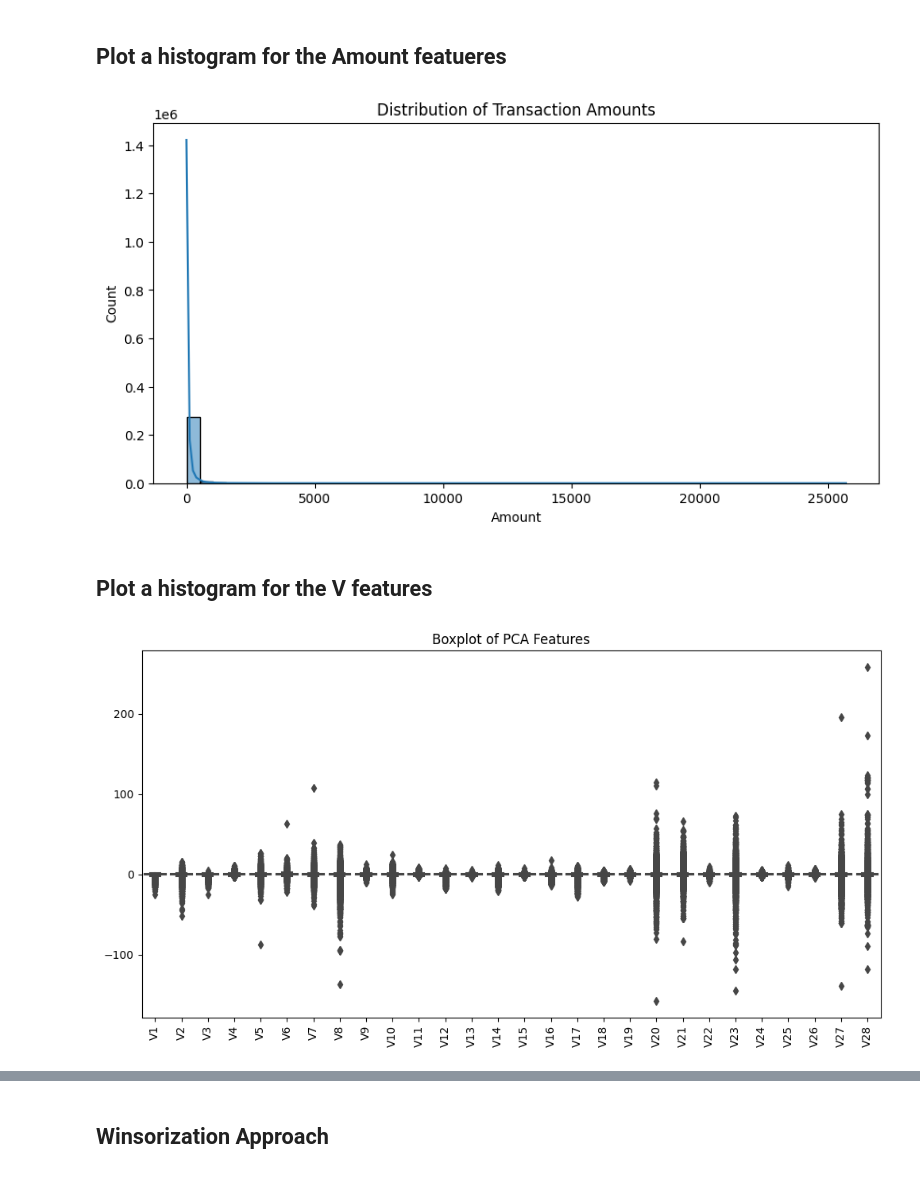
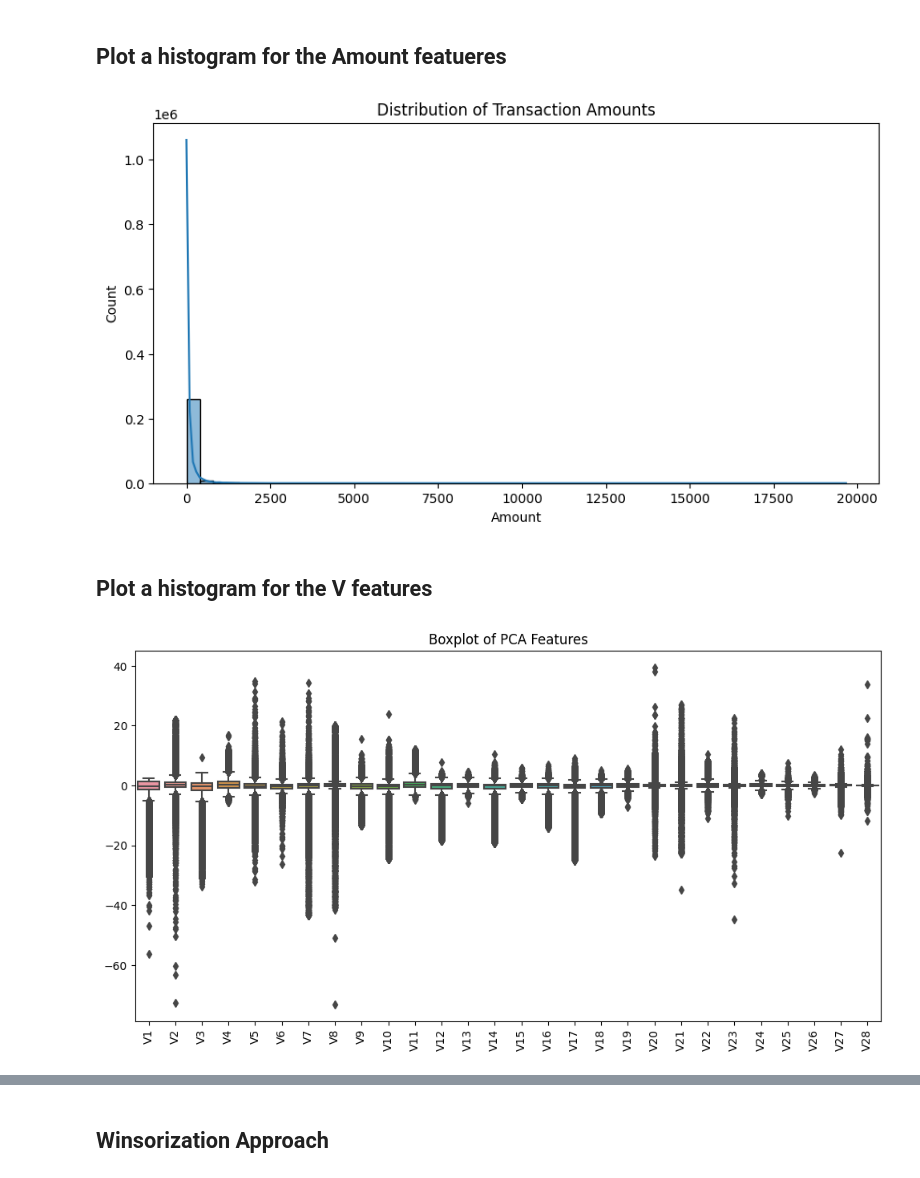
Before and after one commit to MohsseniMahdi/anomguard, a Jupyter notebook: notebooks/Mahdi_V2.ipynb, the cells around one changed output, grey strips where cells are left out. Drawn from its saved outputs; the diff is of its cells as text; code cells hidden in the pictures.

```diff
--- a/notebooks/Mahdi_V2.ipynb
+++ b/notebooks/Mahdi_V2.ipynb
@@ -206,0 +225,9 @@ df.head()
+# %%
+X = df.drop("Class", axis=1)
+y = df["Class"]
+# %%
+X_train, X_test, y_train, y_test = train_test_split(X, y, test_size=0.2, random_state=42, stratify=y)
+# %%
+smote = SMOTE(sampling_strategy=0.2, random_state=42)
+X_train_smote, y_train_smote = smote.fit_resample(X_train, y_train)
+print("\nClass distribution after SMOTE:\n", pd.Series(y_train_smote).value_counts())
@@ -244,21 +320,21 @@ plt.show()
 ## Plot a histogram for the Amount featueres
 # %%
 plt.figure(figsize=(10, 5))
-sns.histplot(df["Amount"], bins=50, kde=True)
+sns.histplot(X_train_smote["Amount"], bins=50, kde=True)
 plt.title("Distribution of Transaction Amounts")
 plt.show()
 # %% [output]
-[figure, old version]
+[figure, new version]
 # %% [markdown]
 ## Plot a histogram for the V features
 # %%
 plt.figure(figsize=(12, 6))
-sns.boxplot(data=df.iloc[:, 1:29])  # Excluding 'Time', 'Amount', 'Hour', 'Class'
+sns.boxplot(data=X_train_smote.iloc[:, 1:29])  # Excluding 'Time', 'Amount', 'Hour', 'Class'
 plt.xticks(rotation=90)
 plt.title("Boxplot of PCA Features")
 plt.show()
 # %% [output]
-[figure, old version]
+[figure, new version]
 # %%
 scaler = RobustScaler()
 
```
Also changed, not shown: parts of 38 cells of this notebook.
